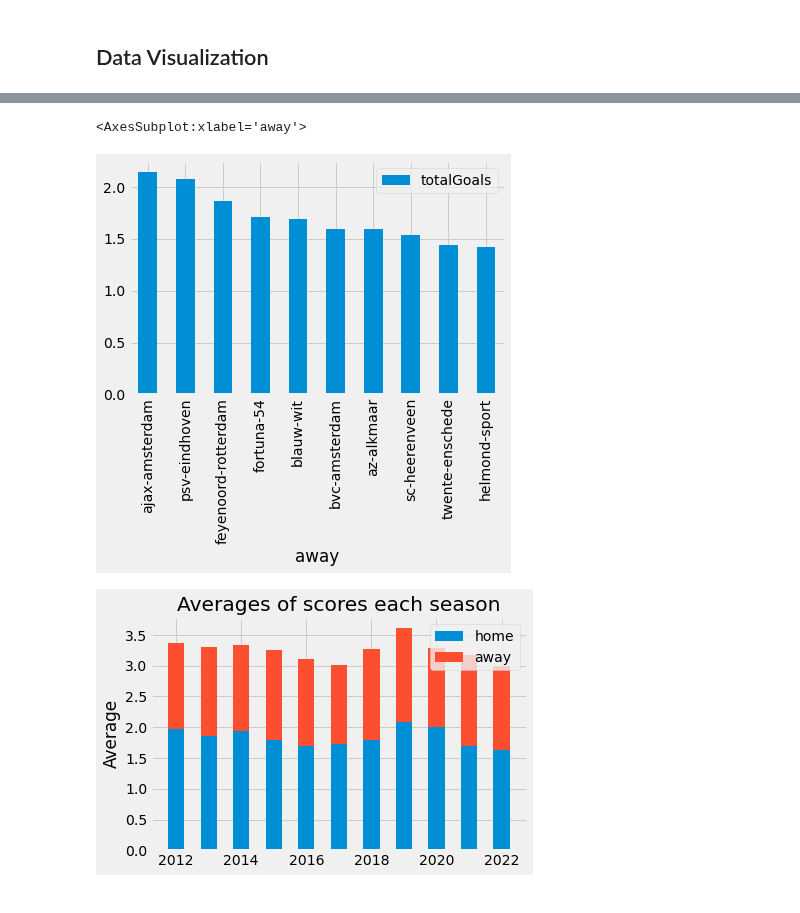
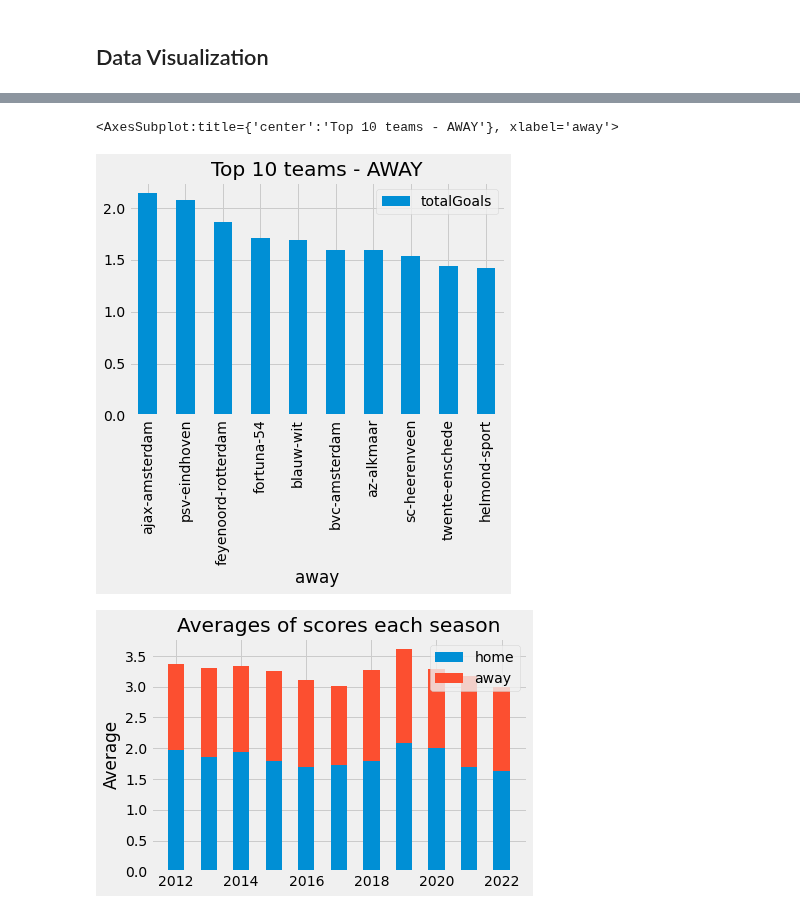
Before and after one commit to mohammedaljader/Football_Predictions_ML, a Jupyter notebook: Predict_first_goal.ipynb, the cells around one changed output, grey strips where cells are left out. Cells and saved outputs as stored; diff of their text form; code cells hidden in the pictures.

```diff
--- a/Predict_first_goal.ipynb
+++ b/Predict_first_goal.ipynb
@@ -247,11 +247,11 @@ df_plot.plot(kind="bar")
 # %%
 group_away = df_merge.groupby(['away']).agg(totalGoals = ('away_score', 'mean'))
 group_away.sort_values(by=['totalGoals'], inplace=True, ascending=False)
 df_plot = pd.DataFrame(group_away['totalGoals'].nlargest(n=10))
-df_plot.plot(kind="bar")
+df_plot.plot(kind="bar", title = "Top 10 teams - AWAY")
 # %% [output]
-<AxesSubplot:xlabel='away'>
+<AxesSubplot:title={'center':'Top 10 teams - AWAY'}, xlabel='away'>
-[figure, old version]
+[figure, new version]
 # %%
 df_last10_season = df_merge[df_merge["season"] >= 2012]
 
```
Also changed, not shown: parts of 9 cells of this notebook, 1 other file.
